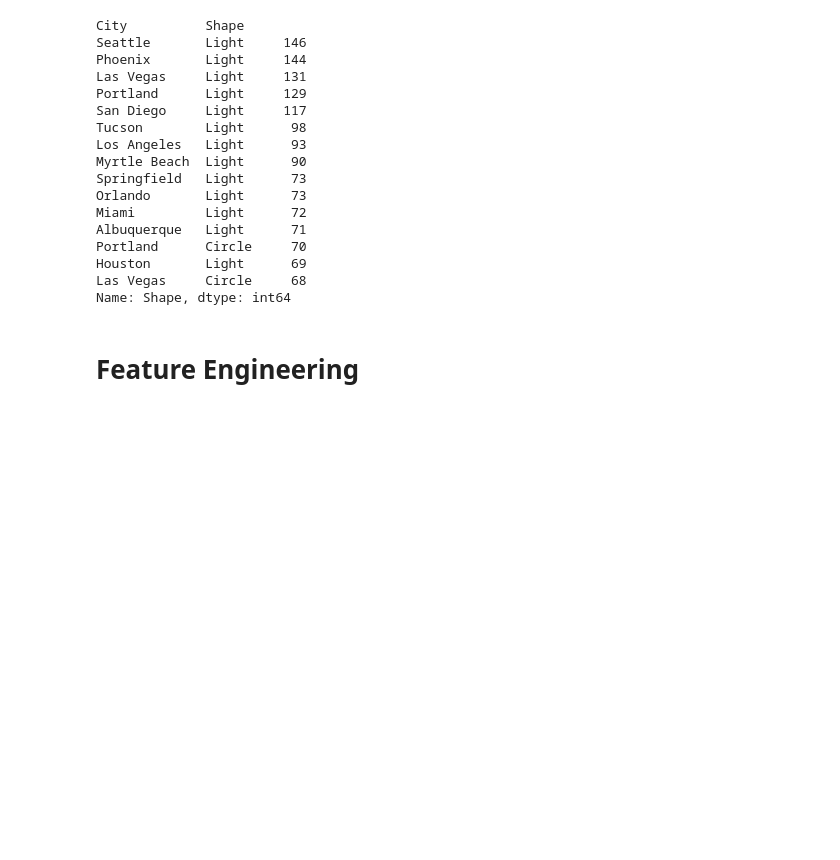
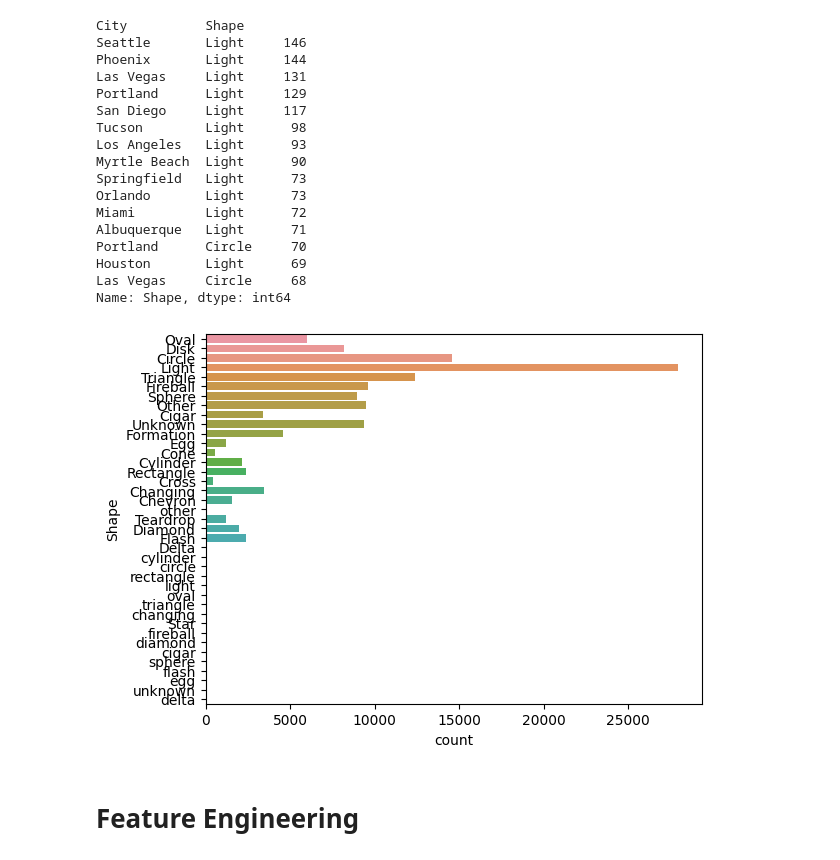
Before and after one commit to ortizfram/UFO-reports-analysis, a Jupyter notebook: UFO-reports.ipynb, the cells around one changed output. Cells and saved outputs as stored; diff of their text form; code cells hidden in the pictures; blank space fills up the shorter version.

Commit message:
ploting try of shapes

```diff
--- a/UFO-reports.ipynb
+++ b/UFO-reports.ipynb
@@ -113,6 +115,11 @@ Portland      Circle     70
 Houston       Light      69
 Las Vegas     Circle     68
 Name: Shape, dtype: int64
+# %%
+sns.countplot(y='Shape', data=df)
+plt.show()
+# %% [output]
+[figure, added]
 # %% [markdown]
 # Feature Engineering
 # %% [markdown]
```
Also changed, not shown: parts of 1 cell of this notebook.
